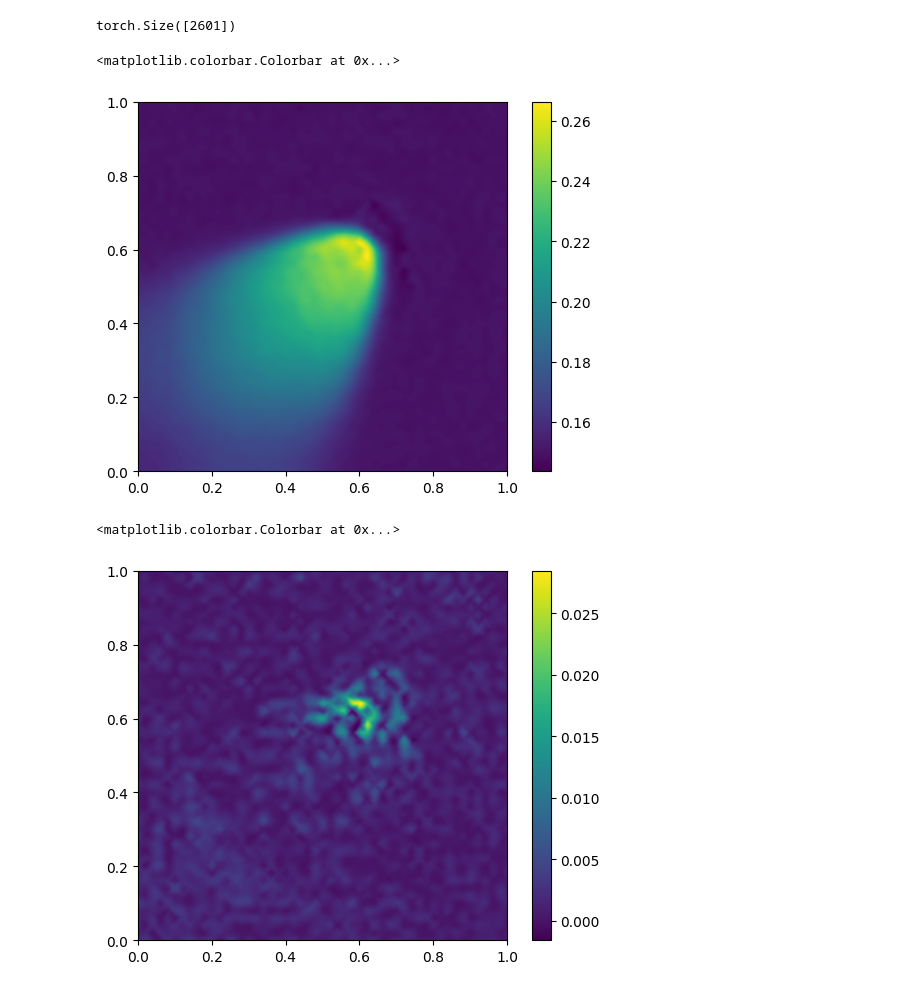
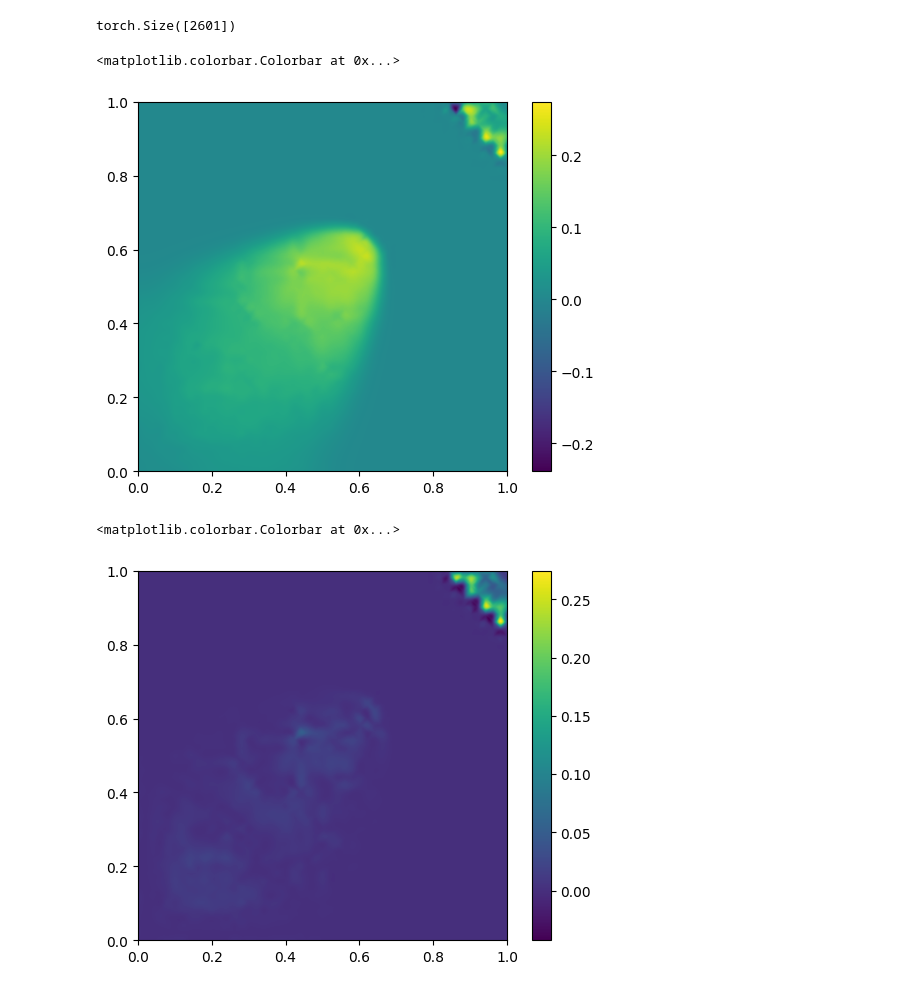
Before and after one commit to peiyichen1995/ROM, a Jupyter notebook: train_hot_map.ipynb, the cells around one changed output. Saved outputs shown, nothing was run; the diff lists cells and outputs as text; code cells hidden in the pictures.

```diff
--- a/train_hot_map.ipynb
+++ b/train_hot_map.ipynb
@@ -97,7 +81,7 @@ tensor([[ 0.0000e+00,  0.0000e+00,  1.8554e-02,  ...,  0.0000e+00,
 # %%
 from sklearn.preprocessing import MinMaxScaler
 
-scaler = MinMaxScaler(feature_range=(-1,1))
+scaler = MinMaxScaler(feature_range=(0,1))
 scaler.fit(u)
 
 u_normalized = scaler.transform(u)
@@ -107,9 +91,9 @@ batch_size = 10
 u_normalized = u_normalized.to(device)
 dataloader = DataLoader(u_normalized, batch_size=batch_size, shuffle=True)
 # %%
-ed = lib.nrbs_hot_map.EncoderDecoder(N=N, n=n, mu=mu, m=[m], B0=1/25, neighbour_id=neighbour_id, neighbour_distance=neighbour_distance, clustering_labels=torch.tensor(clustering.labels_).type(torch.LongTensor), device=device)
+ed = lib.nrbs_hot_map.EncoderDecoder(N=N, n=n, mu=mu, m=[100, m], B0=1/25, neighbour_id=neighbour_id, neighbour_distance=neighbour_distance, clustering_labels=torch.tensor(clustering.labels_).type(torch.LongTensor), device=device)
 # %%
 # ed.nrbs = torch.load('models/test_hotmap_25_25_100_100_N_10_m_50.pth')
 # %%
-ed.train(dataloader, effective_batch=8, comment="test_hotmap_25_25_1000_0_N_10_m_50_column_normalized_minus_1_1", model_name = "models/test_hotmap_25_25_1000_0_N_10_m_50_column_normalized_minus_1_1.pth", epochs=1)
+ed.train(dataloader, effective_batch=8, comment="test_hotmap_25_25_100_100_N_10_m_50_column_normalized_0_1", model_name = "models/test_hotmap_25_25_100_100_N_10_m_50_column_normalized_0_1.pth", epochs=1000)
 # %% [output]
@@ -121,42 +106,49 @@ torch.Size([2601])
 # %%
 import matplotlib.pyplot as plt
 import numpy as np
 from scipy.interpolate import griddata
 
 # data coordinates and values
 x = coords_x.tolist()
 y = coords_y.tolist()
 z = ed(u_normalized[500:501])[0]
 # z = (z + (u_max + u_min) / (u_max - u_min)) * (u_max - u_min) / 2
 # z = (z + u_min / (u_max - u_min)) * (u_max - u_min)
-z = scaler.inverse_transform(z.unsqueeze(0))
+z = scaler.inverse_transform(z.detach().cpu().reshape(1, -1))
 z = z.tolist()
+z = z[0]
 
 # target grid to interpolate to
 xi = yi = np.linspace(0,1.0,1200)
 xi,yi = np.meshgrid(xi,yi)
 
 # set mask
 # mask = (xi > 0.5) & (xi < 0.6) & (yi > 0.5) & (yi < 0.6)
 
 # interpolate
 zi = griddata((x,y),z,(xi,yi),method='cubic')
 
 plt.imshow(zi,origin='lower', extent=[0,1,0,1])
 plt.colorbar()
 # %% [output]
 <matplotlib.colorbar.Colorbar at 0x...>
-[figure, old version]
+[figure, new version]
 # %%
-label = u[500]
-# label = (label + (u_max + u_min) / (u_max - u_min)) * (u_max - u_min) / 2
-label = (label + u_min / (u_max - u_min)) * (u_max - u_min)
+# label = u[500]
+# # label = (label + (u_max + u_min) / (u_max - u_min)) * (u_max - u_min) / 2
+# label = (label + u_min / (u_max - u_min)) * (u_max - u_min)
 
-pred = ed(u[500:501])[0]
-# pred = (pred + (u_max + u_min) / (u_max - u_min)) * (u_max - u_min) / 2
-pred = (pred + u_min / (u_max - u_min)) * (u_max - u_min)
+# pred = ed(u[500:501])[0]
+# # pred = (pred + (u_max + u_min) / (u_max - u_min)) * (u_max - u_min) / 2
+# pred = (pred + u_min / (u_max - u_min)) * (u_max - u_min)
+
+label = u[500].detach().cpu().reshape(1, -1)
+pred = ed(u_normalized[500:501])[0]
+pred = scaler.inverse_transform(pred.detach().cpu().reshape(1, -1))
+
 
 z = (abs(label - pred)).tolist()
+z = z[0]
 
 
 
@@ -174,7 +166,7 @@ plt.imshow(zi,origin='lower', extent=[0,1,0,1])
 plt.colorbar()
 # %% [output]
 <matplotlib.colorbar.Colorbar at 0x...>
-[figure, old version]
+[figure, new version]
 # %%
 max(z)
 # %% [output]
```
Also changed, not shown: parts of 3 cells of this notebook, 26 other files.
